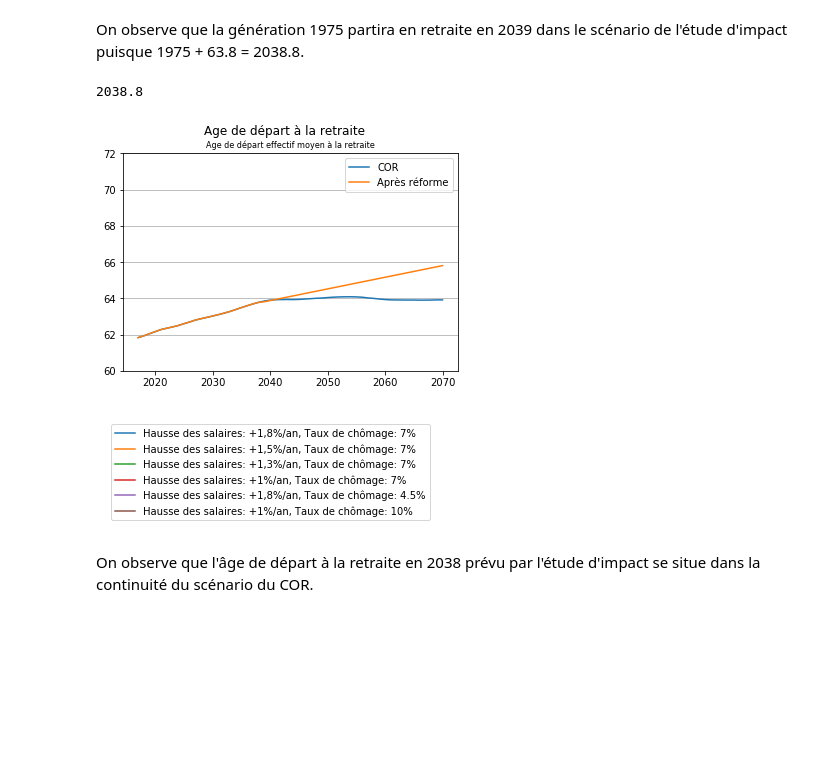
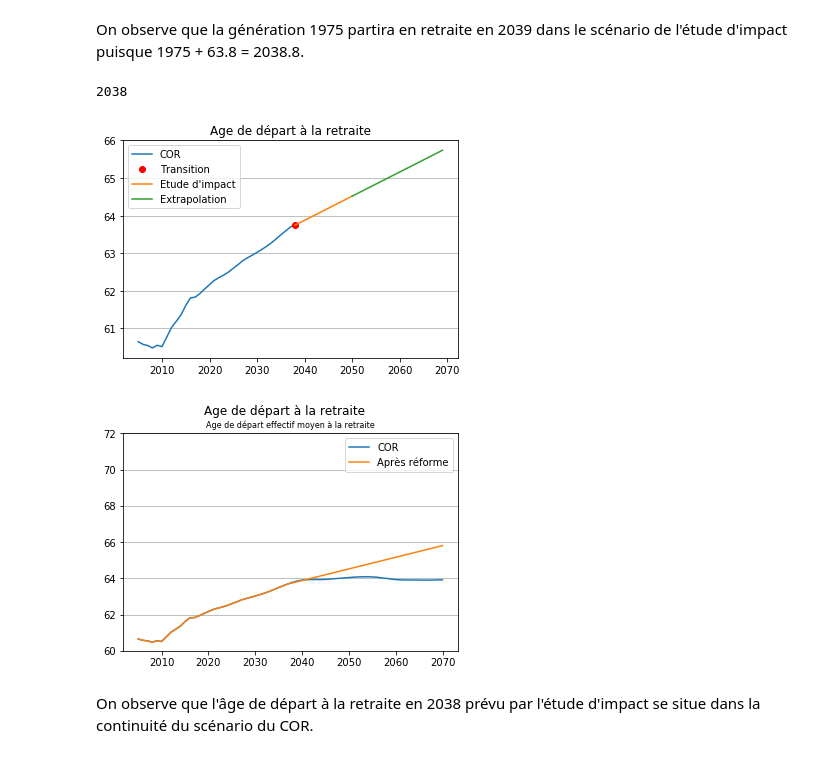
Before and after one commit to brunoscherrer/retraites, a Jupyter notebook: doc/simulation-Etude-Impact.ipynb, the cells around one changed output. Saved outputs shown, nothing was run; the diff lists cells and outputs as text; code cells hidden in the pictures; blank space fills up the shorter version.

```diff
--- a/doc/simulation-Etude-Impact.ipynb
+++ b/doc/simulation-Etude-Impact.ipynb
@@ -123,4 +129,7 @@ Puis nous lisons les données sur la figure 58 de l'étude d'impact, en extrapol
 # %%
 annees = [2020, 2025, 2030, 2040, 2050, 2060, 2070]
-depenses = [derniere_depense_constatee, 0.138, 0.138, 0.136, 0.130, 0.127, 0.126]
+depenses = [derniere_depense_constatee, 0.136, 0.135, 0.133, 0.129, 0.127, 0.126]
 nb_annees = len(annees)
+print("Trajectoire de dépenses du SUR")
+for i in range(nb_annees):
+    print("%d, %.2f %%" % (annees[i], 100*depenses[i]))
@@ -282,10 +306,10 @@ premiere_generation = 1975
 age_premiere_generation = 63.8
 derniere_generation = 1990
 age_derniere_generation = 64.83
-annee_transition = premiere_generation + age_premiere_generation
+annee_transition = int(premiere_generation + age_premiere_generation)
 annee_transition
 # %% [output]
-2038.8
+2038
 # %%
 def ageDepart(a):
     Age1 = age_premiere_generation
@@ -297,3 +321,11 @@ def ageDepart(a):
 # %%
 simulateur = SimulateurRetraites('../retraites/fileProjection.json')
 analyse = simulateur.pilotageCOR()
+# %%
+annees_constatees = []
+Age_COR = []
+s = 1 # Premier scénario
+for a in simulateur.annees:
+    if (a<=annee_transition):
+        annees_constatees.append(a)
+        Age_COR.append(analyse.A[s][a])
@@ -300,3 +338,15 @@ analyse = simulateur.pilotageCOR()
+# %%
+pl.plot(annees_constatees, Age_COR, label="COR")
+pl.plot(annee_transition,Age_table_EI[0],"ro", label="Transition")
+pl.plot(annees_table_EI, Age_table_EI, label="Etude d'impact")
+pl.plot(annees_table_extrapolation, Age_table_extrapolation, label="Extrapolation")
+pl.title("Age de départ à la retraite");
+pl.legend();
+pl.grid(axis="y")
+pl.savefig("Article4/Simulation-Age.pdf")
+pl.savefig("Article4/Simulation-Age.png")
+# %% [output]
+[figure, added]
 # %%
 from copy import deepcopy
 As = deepcopy(simulateur.A)
@@ -307,13 +357,11 @@ for s in simulateur.scenarios:
 # %%
 pl.suptitle("Age de départ à la retraite");
 analyse.graphique(analyse.A,"A",scenarios_indices=[1])
 analyse.graphique(As,"A",scenarios_indices=[1])
 pl.legend(["COR","Après réforme"])
 pl.grid(axis="y")
-analyse.plot_legend()
 # %% [output]
-[figure, old version]
+[figure, new version]
-[figure, removed]
 # %% [markdown]
 On observe que l'âge de départ à la retraite en 2038 prévu par l'étude d'impact se situe dans la continuité du scénario du COR.
 # %% [markdown]
```
Also changed, not shown: parts of 22 cells of this notebook, 7 other files.
